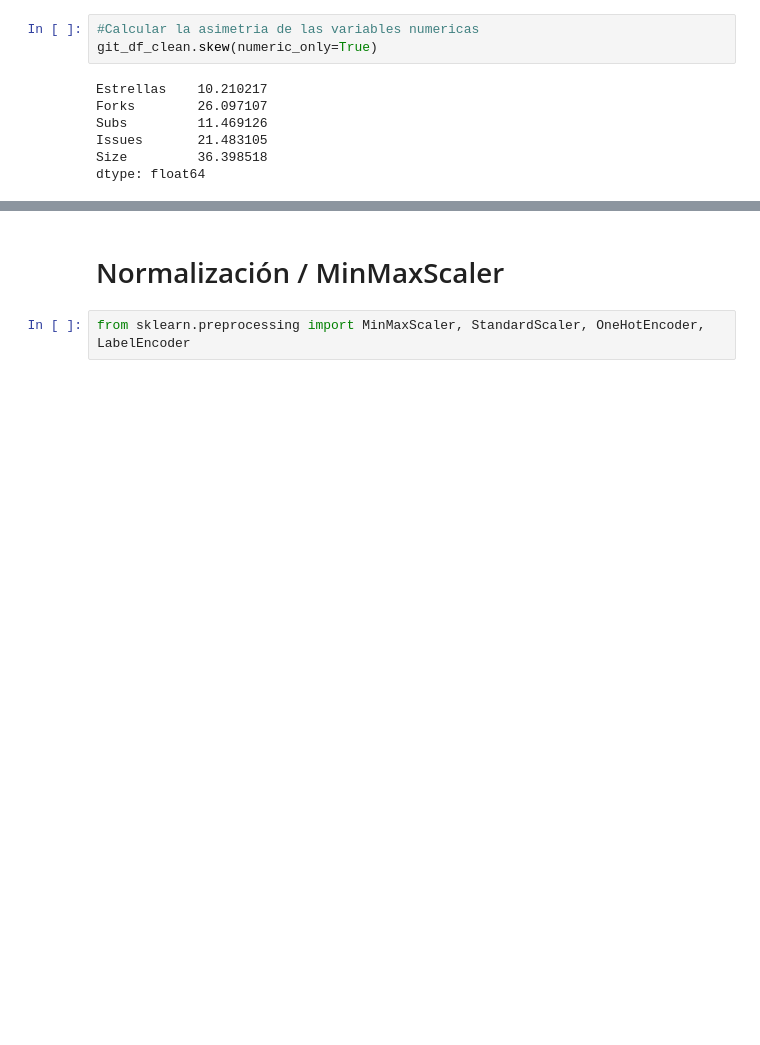
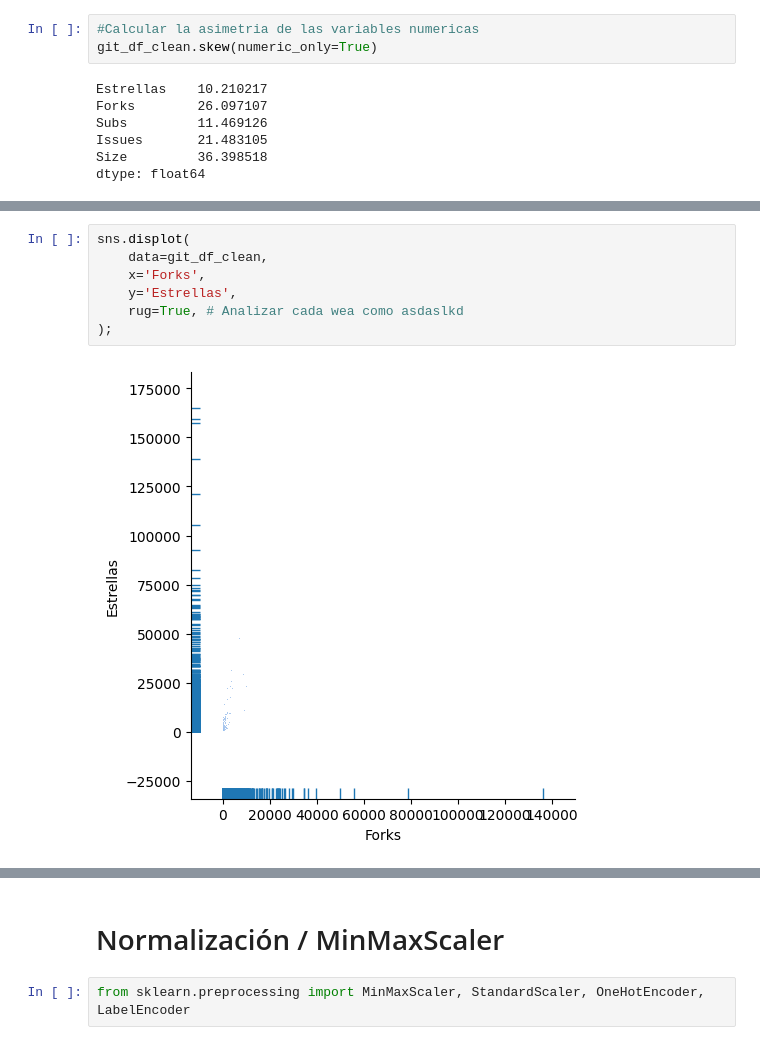
Before and after one commit to Yimi-17/jupyter_data_process, a Jupyter notebook: JyperterBooks/notebooks_proyect/notebook_principal.ipynb, the cells around one changed output, grey strips where cells are left out. Saved outputs shown, nothing was run; the diff lists cells and outputs as text; blank space fills up the shorter version.

```diff
--- a/JyperterBooks/notebooks_proyect/notebook_principal.ipynb
+++ b/JyperterBooks/notebooks_proyect/notebook_principal.ipynb
@@ -630,0 +678,9 @@ dtype: float64
+# %%
+sns.displot(
+    data=git_df_clean,
+    x='Forks',
+    y='Estrellas',
+    rug=True, # Analizar cada wea como asdaslkd
+);
+# %% [output]
+[figure, added]
```
Also changed, not shown: parts of 28 cells of this notebook.
